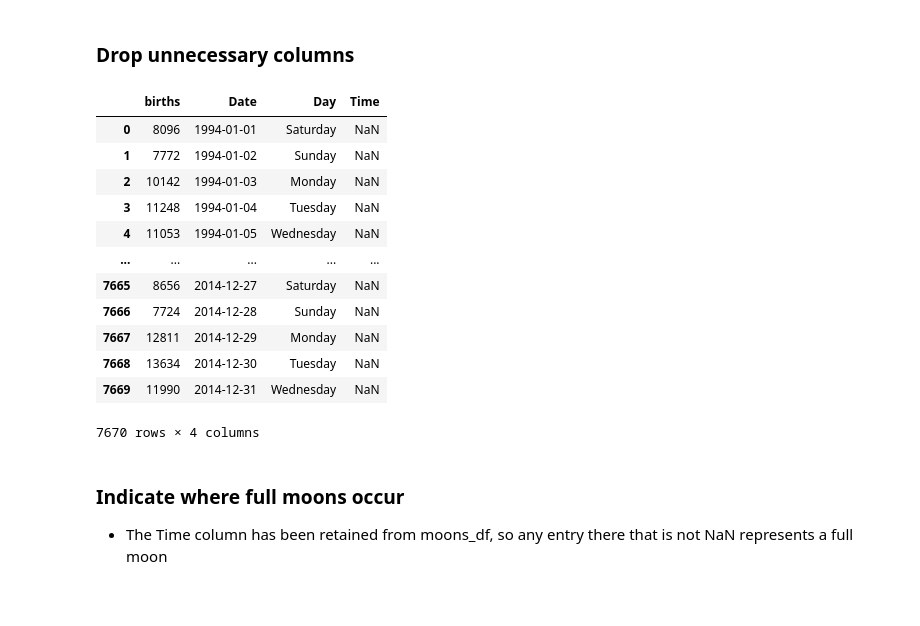
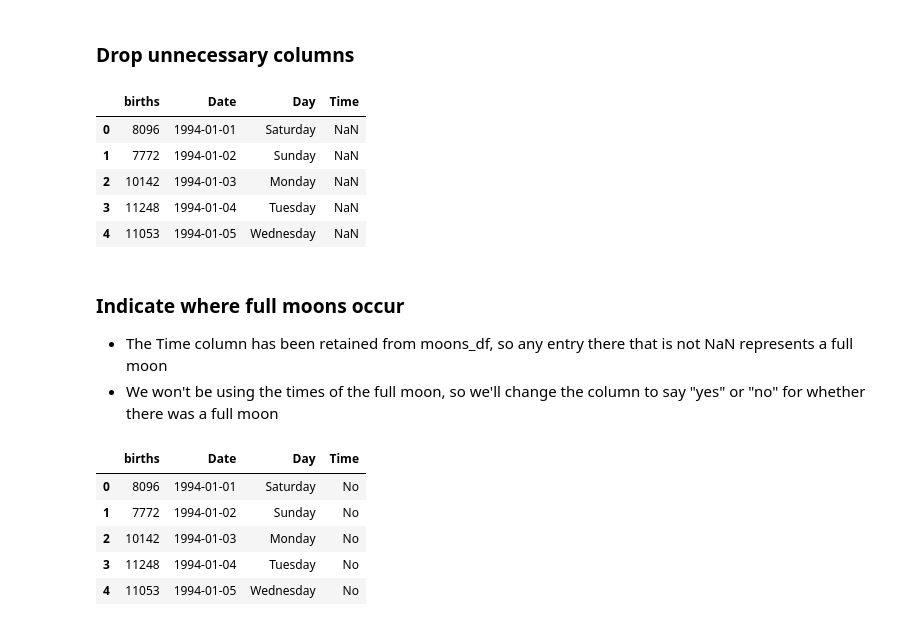
Before and after one commit to alisonkhill/babymoon, a Jupyter notebook: main.ipynb, the cells around one changed output. Saved outputs shown, nothing was run; the diff lists cells and outputs as text; code cells hidden in the pictures; blank space fills up the shorter version.

```diff
--- a/main.ipynb
+++ b/main.ipynb
@@ -187,22 +303,29 @@ babymoons_df.shape
 # %% [markdown]
 ### Drop unnecessary columns
 # %%
-babymoons_df.drop(['year', 'month', 'date_of_month', 'day_of_week'], axis=1)
+babymoons_df.drop(['year', 'month', 'date_of_month', 'day_of_week'], axis=1, inplace=True)
+babymoons_df.head()
 # %% [output]
 |  | births | Date | Day | Time |
 | 0 | 8096 | 1994-01-01 | Saturday | NaN |
 | 1 | 7772 | 1994-01-02 | Sunday | NaN |
 | 2 | 10142 | 1994-01-03 | Monday | NaN |
 | 3 | 11248 | 1994-01-04 | Tuesday | NaN |
 | 4 | 11053 | 1994-01-05 | Wednesday | NaN |
-| ... | ... | ... | ... | ... |
-| 7665 | 8656 | 2014-12-27 | Saturday | NaN |
-| 7666 | 7724 | 2014-12-28 | Sunday | NaN |
-| 7667 | 12811 | 2014-12-29 | Monday | NaN |
-| 7668 | 13634 | 2014-12-30 | Tuesday | NaN |
-| 7669 | 11990 | 2014-12-31 | Wednesday | NaN |
-7670 rows × 4 columns
 # %% [markdown]
 ### Indicate where full moons occur
 
 - The Time column has been retained from moons_df, so any entry there that is not NaN represents a full moon
+- We won't be using the times of the full moon, so we'll change the column to say "yes" or "no" for whether there was a full moon
+# %%
+# Fill in 'No' wherever NaN is present in Time column and confirm result
+
+babymoons_df['Time'].fillna('No', inplace=True)
+babymoons_df.head()
+# %% [output]
+|  | births | Date | Day | Time |
+| 0 | 8096 | 1994-01-01 | Saturday | No |
+| 1 | 7772 | 1994-01-02 | Sunday | No |
+| 2 | 10142 | 1994-01-03 | Monday | No |
+| 3 | 11248 | 1994-01-04 | Tuesday | No |
+| 4 | 11053 | 1994-01-05 | Wednesday | No |
```
Also changed, not shown: parts of 25 cells of this notebook.
